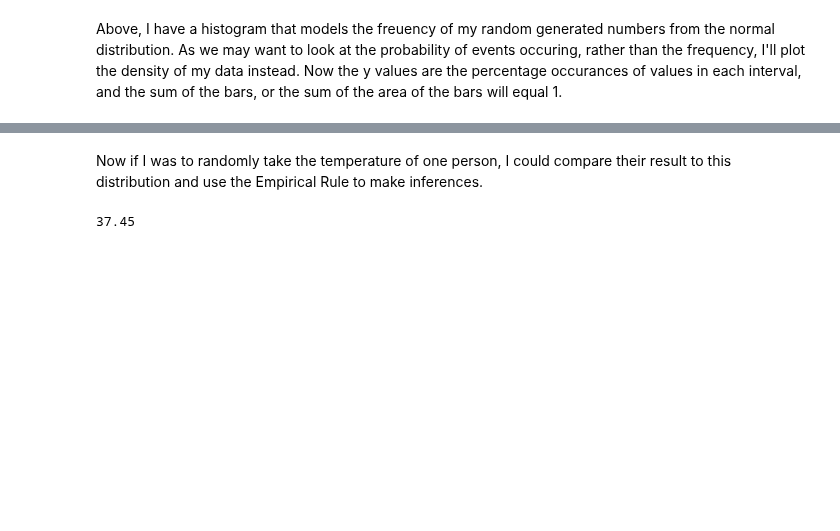
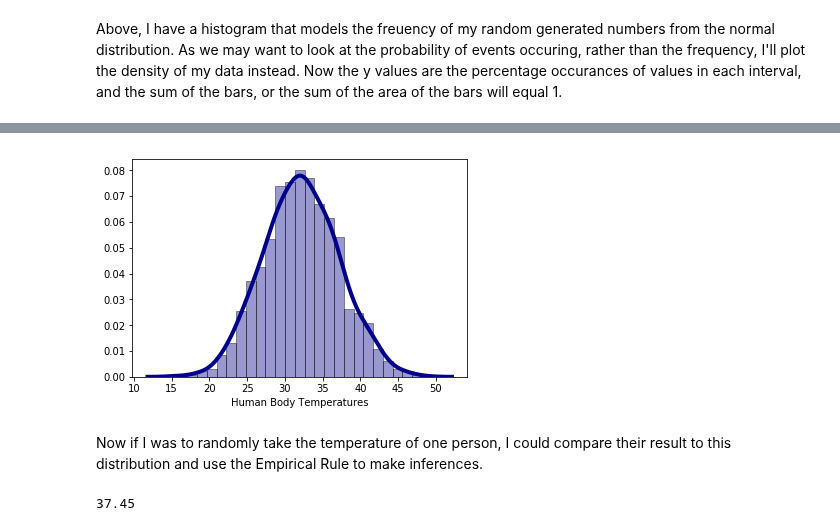
Before and after one commit to MarionMcG/numpy.random, a Jupyter notebook: numpy-random.ipynb, the cells around one changed output, grey strips where cells are left out. Saved outputs shown, nothing was run; the diff lists cells and outputs as text; code cells hidden in the pictures; blank space fills up the shorter version.

Commit message:
Distplot for normal distribution

```diff
--- a/numpy-random.ipynb
+++ b/numpy-random.ipynb
@@ -433,3 +433,12 @@ plt.show()
+# %%
+plt.xlabel('Human Body Temperatures')
+ax = sns.distplot(norm, kde=True,
+             color = 'darkblue',
+             hist_kws={'edgecolor':'black'},
+             kde_kws={'linewidth': 4})
+plt.show(ax)
+# %% [output]
+[figure, added]
 # %% [markdown]
 Now if I was to randomly take the temperature of one person, I could compare their result to this distribution and use the Empirical Rule to make inferences.
 # %%
```
Also changed, not shown: parts of 2 cells of this notebook.
